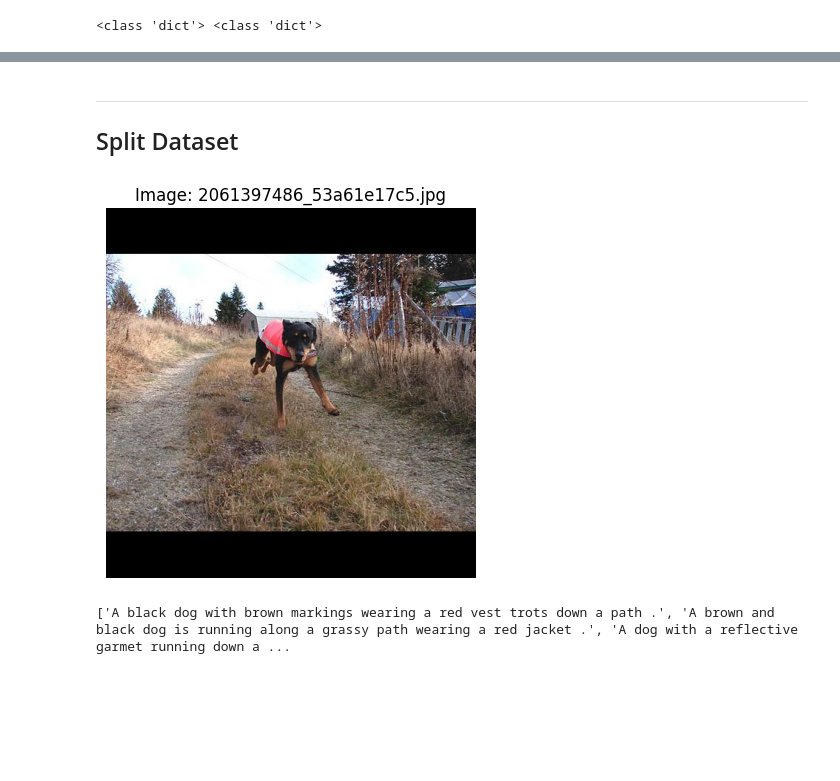
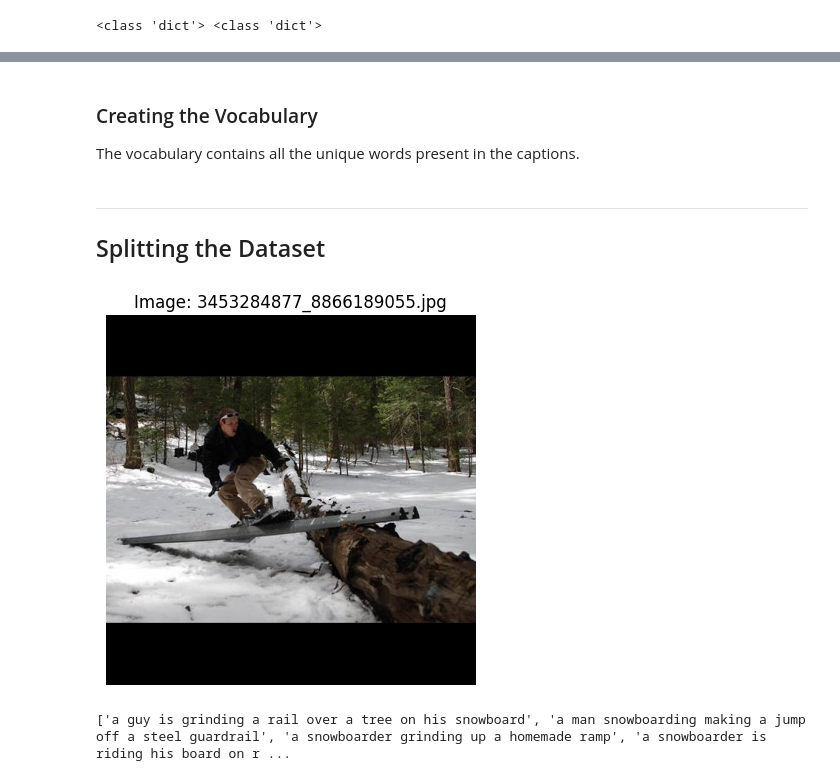
Before and after one commit to JustinJuhel/ImageCaptionGenerator, a Jupyter notebook: main.ipynb, the cells around one changed output, grey strips where cells are left out. Cells and saved outputs as stored; diff of their text form; code cells hidden in the pictures; blank space fills up the shorter version.

```diff
--- a/main.ipynb
+++ b/main.ipynb
@@ -36,0 +66,9 @@ print(type(image_arrays), type(image_captions))
+# %%
+image_captions = {
+    img_name: [cap.replace('.', '').strip().lower() for cap in captions]
+    for img_name, captions in image_captions.items()
+}
+# %% [markdown]
+### Creating the Vocabulary
+
+The vocabulary contains all the unique words present in the captions.
@@ -37,14 +77,14 @@ print(type(image_arrays), type(image_captions))
 # %% [markdown]
 ___
-## Split Dataset
+## Splitting the Dataset
 # %%
 train_data, val_data, test_data, train_captions, val_captions, test_captions = split_and_save_data(image_arrays, image_captions, save_folderpath=split_data)
 # %%
-i = 128
+i = 129
 visualize_image(train_data, i)
 print(
     get_captions(train_captions, i)
 )
 # %% [output]
-[figure, old version]
+[figure, new version]
-['A black dog with brown markings wearing a red vest trots down a path .', 'A brown and black dog is running along a grassy path wearing a red jacket .', 'A dog with a reflective garmet running down a ...
+['a guy is grinding a rail over a tree on his snowboard', 'a man snowboarding making a jump off a steel guardrail', 'a snowboarder grinding up a homemade ramp', 'a snowboarder is riding his board on r ...
```
Also changed, not shown: parts of 12 cells of this notebook, 6 other files.
